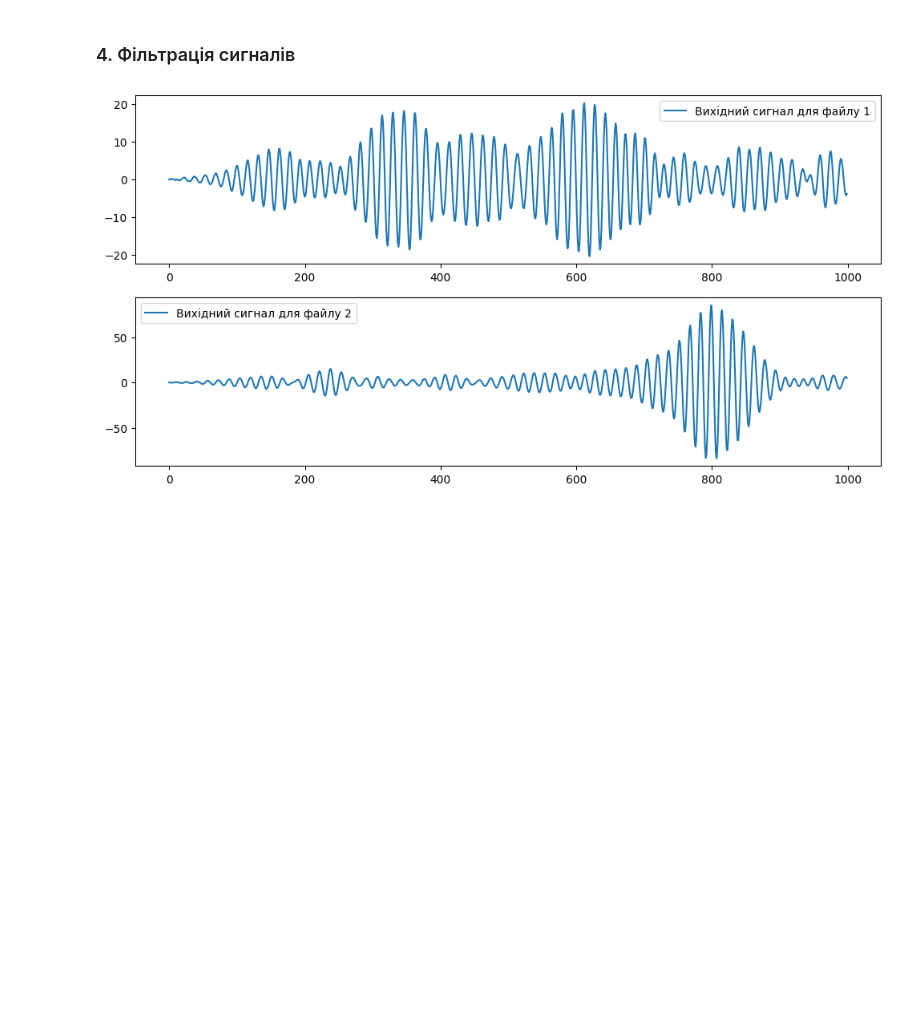
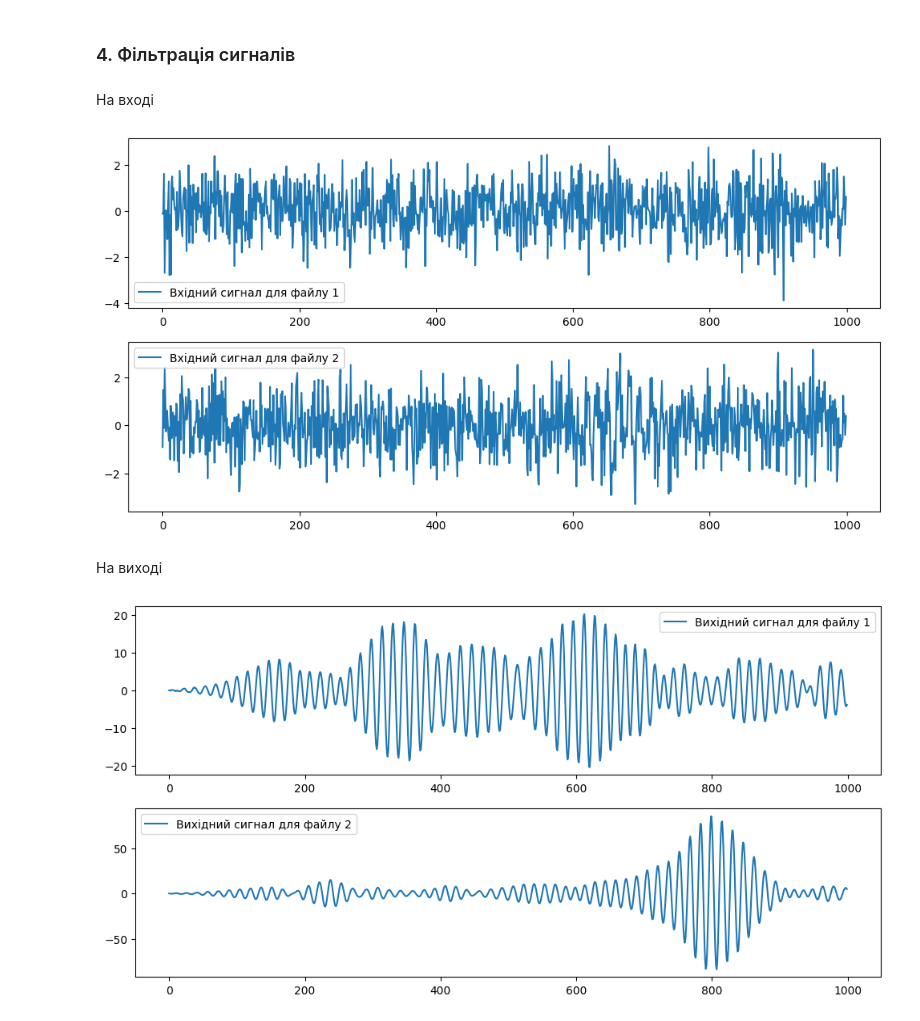
Before and after one commit to poop4ik/signal-detection, a Jupyter notebook: signal-detection.ipynb, the cells around one changed output. Saved outputs shown, nothing was run; the diff lists cells and outputs as text; code cells hidden in the pictures; blank space fills up the shorter version.

```diff
--- a/signal-detection.ipynb
+++ b/signal-detection.ipynb
@@ -53,6 +53,21 @@ plt.show()
 [figure]
 # %% [markdown]
 ### 4. Фільтрація сигналів
+# %% [markdown]
+На вході
+# %%
+plt.figure(figsize=(12, 6))
+plt.subplot(2, 1, 1)
+plt.plot(x1, label='Вхідний сигнал для файлу 1')
+plt.legend()
+plt.subplot(2, 1, 2)
+plt.plot(x2, label='Вхідний сигнал для файлу 2')
+plt.legend()
+plt.show()
+# %% [output]
+[figure, added]
+# %% [markdown]
+На виході
 # %%
 y1 = lfilter(h, 1, x1)
 y2 = lfilter(h, 1, x2)
```
Also changed, not shown: parts of 1 cell of this notebook.
